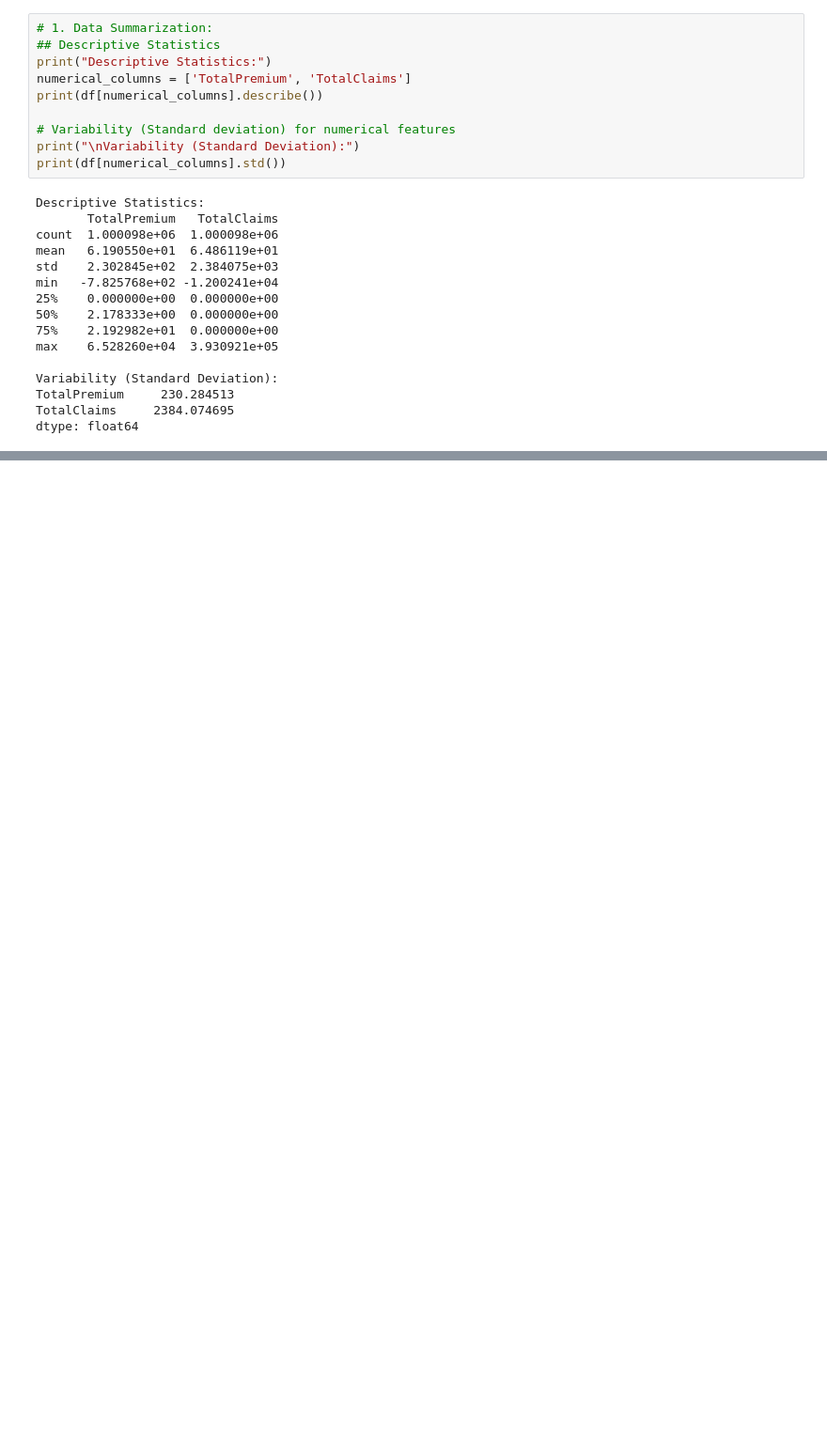
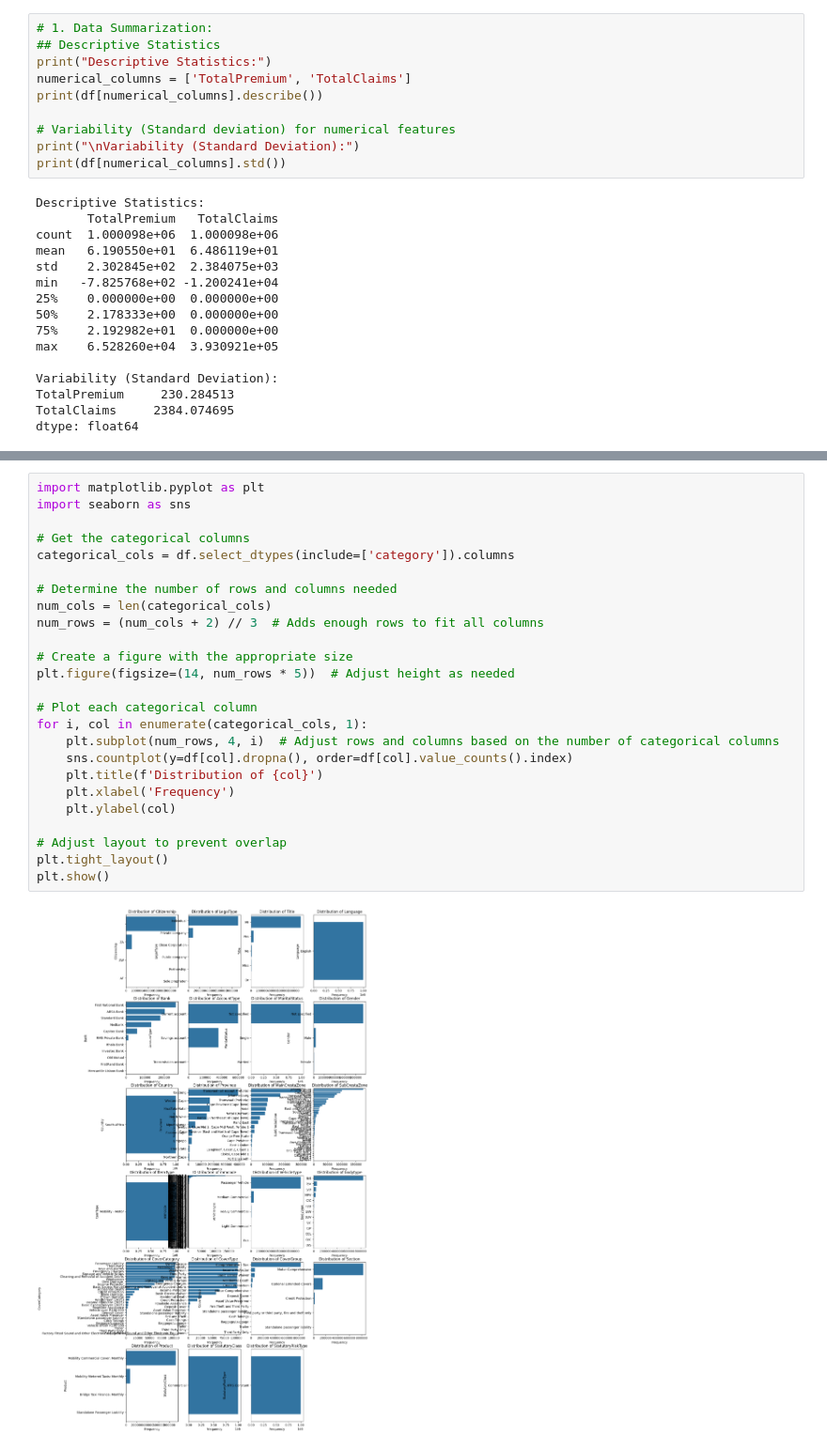
Before and after one commit to yonasKu/Kifiya-Aim_week-3, a Jupyter notebook: notebooks/eda_insurance.ipynb, the cells around one changed output, grey strips where cells are left out. Shown at 94% size. Cells and saved outputs as stored; diff of their text form; blank space fills up the shorter version.

```diff
--- a/notebooks/eda_insurance.ipynb
+++ b/notebooks/eda_insurance.ipynb
@@ -153,3 +178,30 @@ dtype: int64
+# %%
+import matplotlib.pyplot as plt
+import seaborn as sns
+
+# Get the categorical columns
+categorical_cols = df.select_dtypes(include=['category']).columns
+
+# Determine the number of rows and columns needed
+num_cols = len(categorical_cols)
+num_rows = (num_cols + 2) // 3  # Adds enough rows to fit all columns
+
+# Create a figure with the appropriate size
+plt.figure(figsize=(14, num_rows * 5))  # Adjust height as needed
+
+# Plot each categorical column
+for i, col in enumerate(categorical_cols, 1):
+    plt.subplot(num_rows, 4, i)  # Adjust rows and columns based on the number of categorical columns
+    sns.countplot(y=df[col].dropna(), order=df[col].value_counts().index)
+    plt.title(f'Distribution of {col}')
+    plt.xlabel('Frequency')
+    plt.ylabel(col)
+
+# Adjust layout to prevent overlap
+plt.tight_layout()
+plt.show()
+# %% [output]
+[figure, added]
 # %%
 
 # Scatter plot for TotalPremium vs TotalClaims using Province as the hue
```
Also changed, not shown: parts of 15 cells of this notebook, 1 other file.
